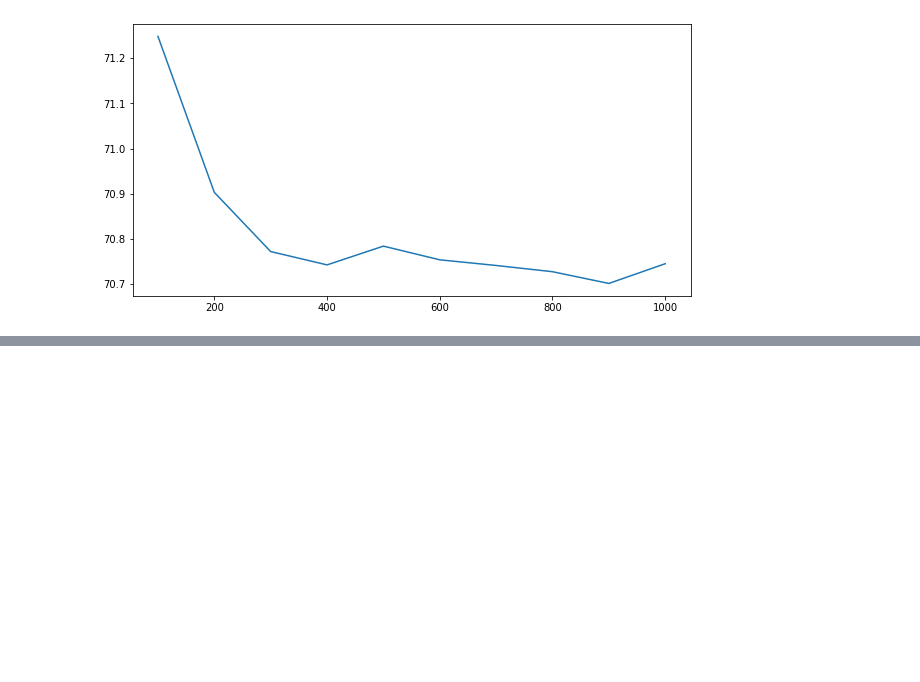
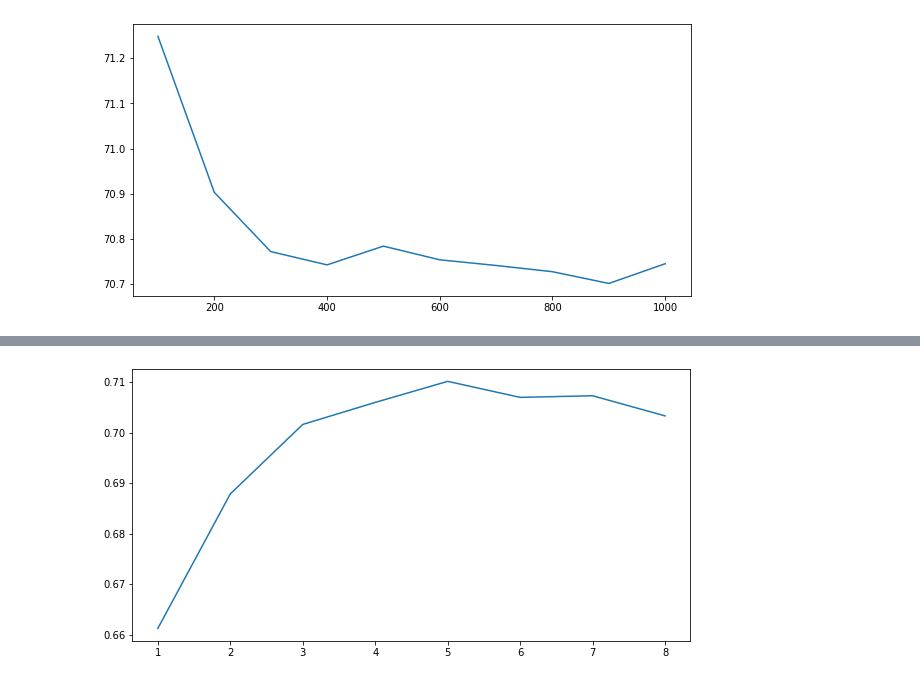
Before and after one commit to MarcoBelotti96/Tesi, a Jupyter notebook: src/RandomForest.ipynb, the cells around one changed output, grey strips where cells are left out. Drawn from its saved outputs; the diff is of its cells as text; code cells hidden in the pictures; blank space fills up the shorter version.

```diff
--- a/src/RandomForest.ipynb
+++ b/src/RandomForest.ipynb
@@ -332,0 +293,19 @@ Sembra che anche questo parametro abbia relativamente poca influenza sulle prest
+# %%
+def test_features():
+    features = np.arange(1, 9, 1)
+    results = pd.DataFrame(columns=["features", "rmse", "r2"])
+    for feat in features:
+        #print(f"Testing with max depth value set to {depth}")
+        model = RandomForestRegressor(n_estimators=300, max_depth=20, max_features=feat, oob_score=True, random_state=123)
+        model.fit(x_train, y_train)
+        y_pred = model.predict(x_test)
+        mse = metrics.mean_squared_error(y_test, y_pred)
+        r2 = model.score(x_test, y_test)
+        results.loc[len(results)] = [feat, np.sqrt(mse), r2]
+    return results
+
+results = test_features()
+plt.plot(results.features, results.r2)
+plt.show()
+# %% [output]
+[figure, added]
```
Also changed, not shown: parts of 33 cells of this notebook, 2 other files.
